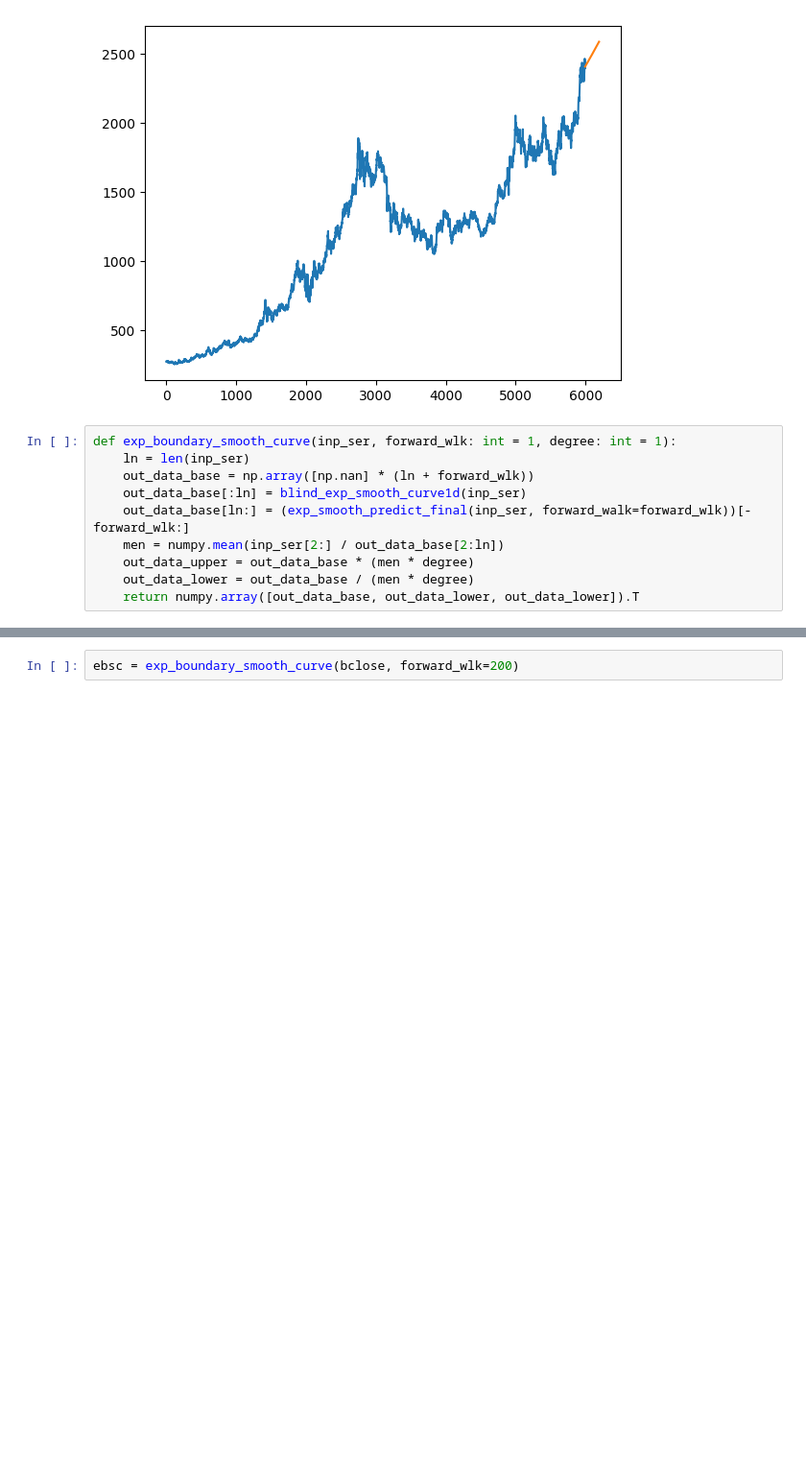
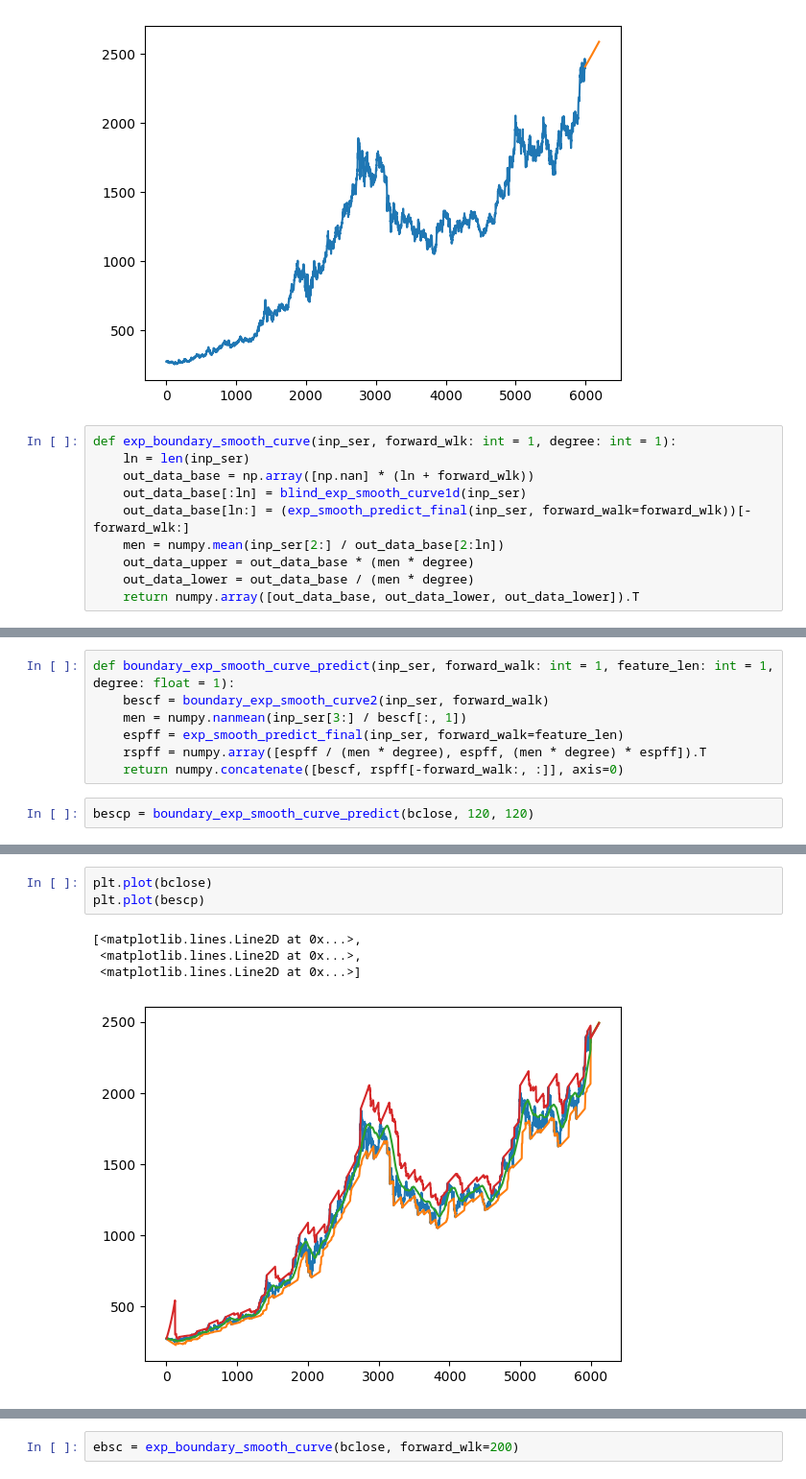
Before and after one commit to bahram3000/all_project, a Jupyter notebook: clean_project/pre_test_my_pakage_func.ipynb, the cells around one changed output, grey strips where cells are left out. Shown at 96% size. Cells and saved outputs as stored; diff of their text form; blank space fills up the shorter version.

```diff
--- a/clean_project/pre_test_my_pakage_func.ipynb
+++ b/clean_project/pre_test_my_pakage_func.ipynb
@@ -949,0 +1043,9 @@ def exp_boundary_smooth_curve(inp_ser, forward_wlk: int = 1, degree: int = 1):
+# %%
+def boundary_exp_smooth_curve_predict(inp_ser, forward_walk: int = 1, feature_len: int = 1, degree: float = 1):
+    bescf = boundary_exp_smooth_curve2(inp_ser, forward_walk)
+    men = numpy.nanmean(inp_ser[3:] / bescf[:, 1])
+    espff = exp_smooth_predict_final(inp_ser, forward_walk=feature_len)
+    rspff = numpy.array([espff / (men * degree), espff, (men * degree) * espff]).T
+    return numpy.concatenate([bescf, rspff[-forward_walk:, :]], axis=0)
+# %%
+bescp = boundary_exp_smooth_curve_predict(bclose, 120, 120)
@@ -949,0 +1062,8 @@ def exp_boundary_smooth_curve(inp_ser, forward_wlk: int = 1, degree: int = 1):
+# %%
+plt.plot(bclose)
+plt.plot(bescp)
+# %% [output]
+[<matplotlib.lines.Line2D at 0x...>,
+ <matplotlib.lines.Line2D at 0x...>,
+ <matplotlib.lines.Line2D at 0x...>]
+[figure, added]
```
Also changed, not shown: parts of 48 cells of this notebook, 2 other files.
